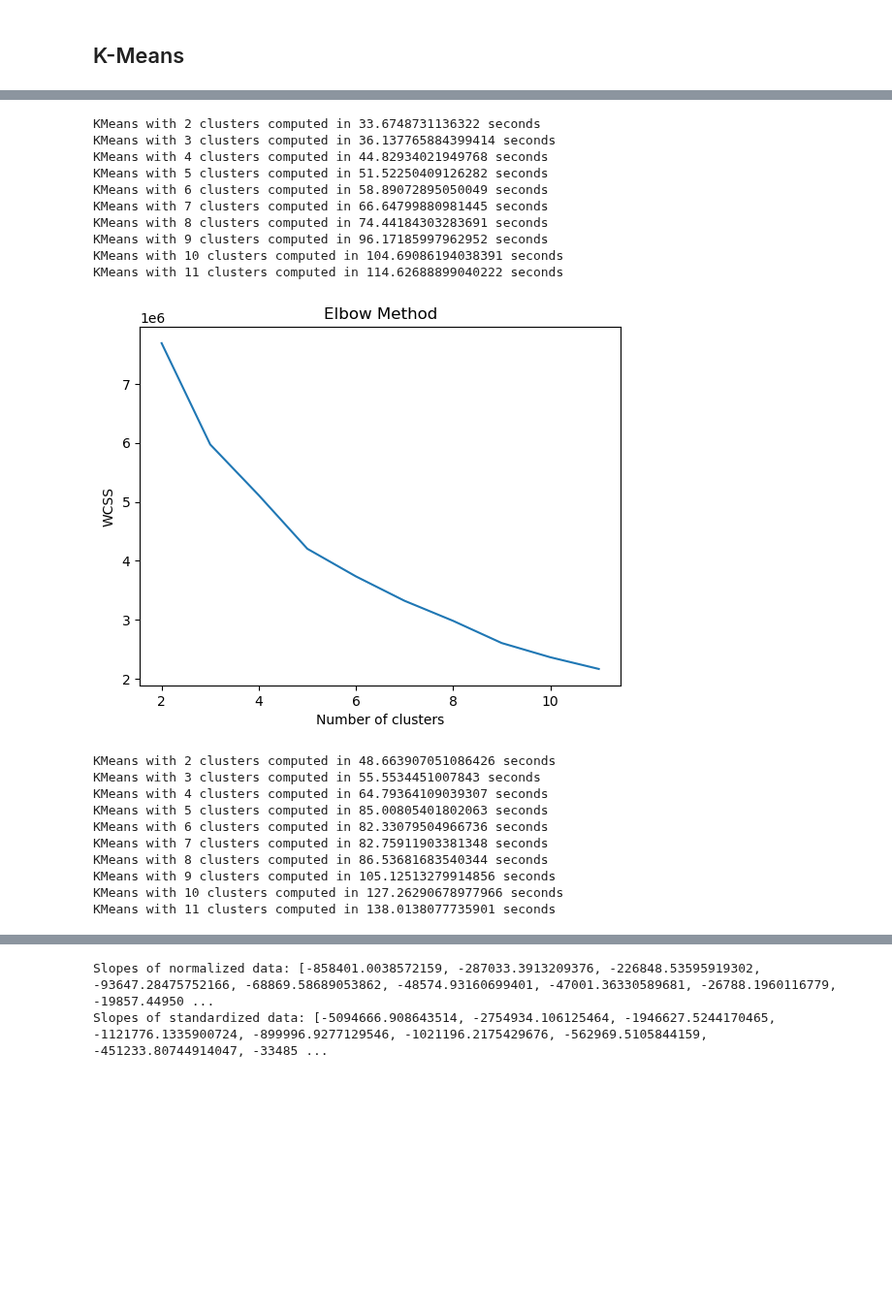
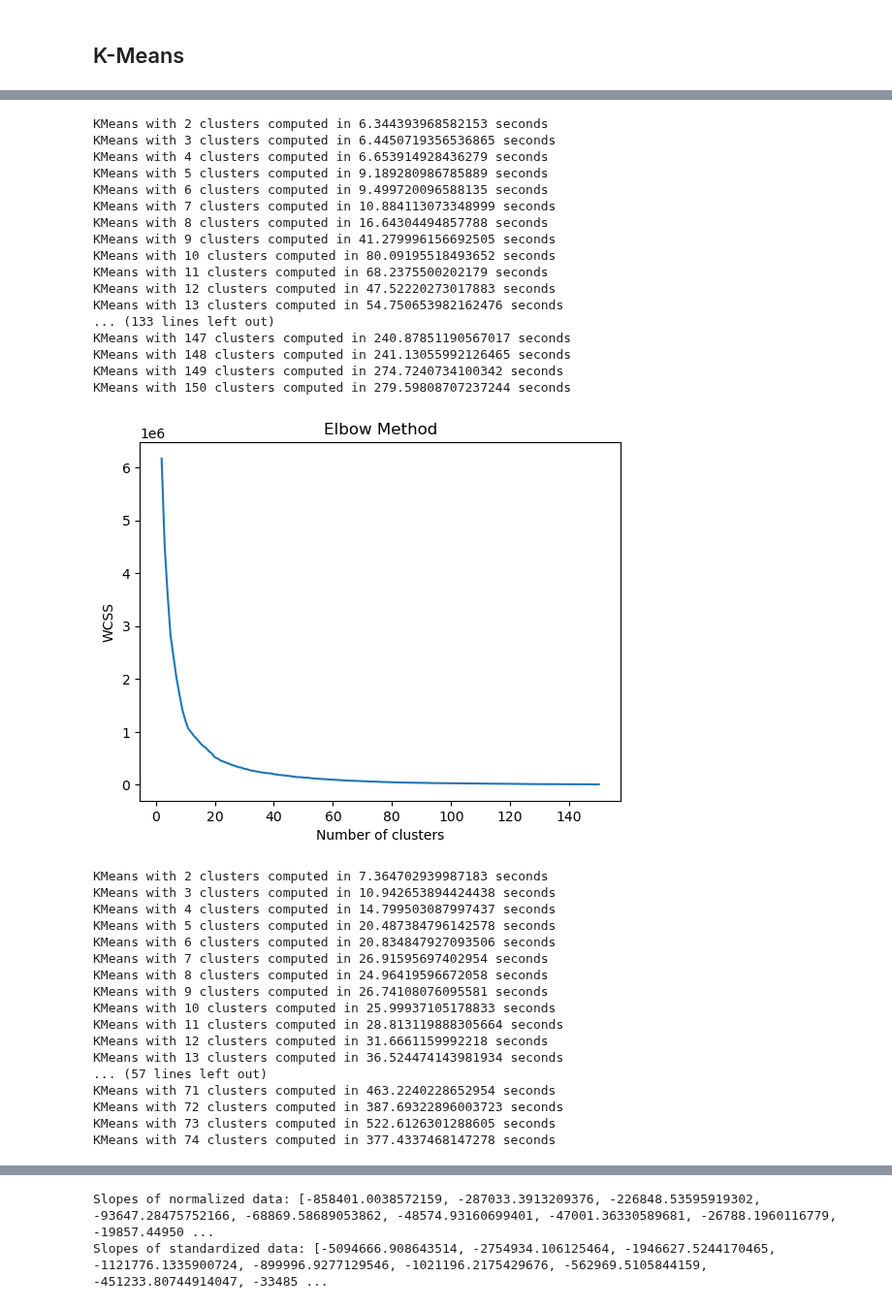
Before and after one commit to edoardorossi1995/Tesi, a Jupyter notebook: MDP_nuovo.ipynb, the cells around one changed output, grey strips where cells are left out. Shown at 97% size. Drawn from its saved outputs; the diff is of its cells as text; code cells hidden in the pictures; blank space fills up the shorter version.

Commit message:
altro tentativo kmeans elb

```diff
--- a/MDP_nuovo.ipynb
+++ b/MDP_nuovo.ipynb
@@ -93,6 +93,9 @@ df22= pd.read_csv(cta30_22_path)
 
 df = pd.concat([df18, df19, df20, df21, df22], ignore_index=True)
 
+#drop le colonne 'F_M_FDBK_00', 'VLV_RAF_REG_00', 'VLV_SUR_REG_00'
+df = df.drop(['F_M_FDBK_00', 'VLV_RAF_REG_00', 'VLV_SUR_REG_00'], axis=1)
+
 [r,c] = df.shape
 print("The dataset has", r, "rows and", c, "columns")
 # %% [output]
@@ -104,3 +107,6 @@ The dataset has 2176378 rows and 76 columns
 # %%
 scale_norm = MinMaxScaler()
 df_norm = pd.DataFrame(scale_norm.fit_transform(df), columns=df.columns)
+pca = PCA(n_components=0.9)
+pca_norm = pca.fit_transform(df_norm)
+print("The number of components chosen is", pca_norm.shape[1])
@@ -109,3 +117,6 @@ df_norm = pd.DataFrame(scale_norm.fit_transform(df), columns=df.columns)
 # %%
 st_scale = StandardScaler()
 df_st = pd.DataFrame(st_scale.fit_transform(df), columns=df.columns)
+pca = PCA(n_components=0.9)
+pca_st = pca.fit_transform(df_st)
+print("The number of components chosen is", pca_st.shape[1])
@@ -113,3 +126,6 @@ df_st = pd.DataFrame(st_scale.fit_transform(df), columns=df.columns)
 # Data Preprocessing - "Clustering"
 # %% [markdown]
 ## K-Means
+# %%
+kmeans = KMeans(n_clusters=50, init='k-means++', max_iter=300, n_init=10, random_state=0)
+kmeans.fit(pca_norm)
@@ -116,26 +143,41 @@ df_st = pd.DataFrame(st_scale.fit_transform(df), columns=df.columns)
 # %%
-k_max = 11
-w_norm = K_Means_elbow_best_model(df_norm, k_max)
-w_st = K_Means_elbow_best_model(df_st, k_max)
+k_min = 2
+k_max = 150
+w_norm = K_Means_elbow_best_model(pca_norm, k_min, k_max)
+w_st = K_Means_elbow_best_model(pca_st, k_min, k_max)
 # %% [output]
-KMeans with 2 clusters computed in 33.6748731136322 seconds
-KMeans with 3 clusters computed in 36.137765884399414 seconds
-KMeans with 4 clusters computed in 44.82934021949768 seconds
-KMeans with 5 clusters computed in 51.52250409126282 seconds
-KMeans with 6 clusters computed in 58.89072895050049 seconds
-KMeans with 7 clusters computed in 66.64799880981445 seconds
-KMeans with 8 clusters computed in 74.44184303283691 seconds
-KMeans with 9 clusters computed in 96.17185997962952 seconds
-KMeans with 10 clusters computed in 104.69086194038391 seconds
-KMeans with 11 clusters computed in 114.62688899040222 seconds
+KMeans with 2 clusters computed in 6.344393968582153 seconds
+KMeans with 3 clusters computed in 6.4450719356536865 seconds
+KMeans with 4 clusters computed in 6.653914928436279 seconds
+KMeans with 5 clusters computed in 9.189280986785889 seconds
+KMeans with 6 clusters computed in 9.499720096588135 seconds
+KMeans with 7 clusters computed in 10.884113073348999 seconds
+KMeans with 8 clusters computed in 16.64304494857788 seconds
+KMeans with 9 clusters computed in 41.279996156692505 seconds
+KMeans with 10 clusters computed in 80.09195518493652 seconds
+KMeans with 11 clusters computed in 68.2375500202179 seconds
+KMeans with 12 clusters computed in 47.52220273017883 seconds
+KMeans with 13 clusters computed in 54.750653982162476 seconds
+... (133 lines left out)
+KMeans with 147 clusters computed in 240.87851190567017 seconds
+KMeans with 148 clusters computed in 241.13055992126465 seconds
+KMeans with 149 clusters computed in 274.7240734100342 seconds
+KMeans with 150 clusters computed in 279.59808707237244 seconds
-[figure, old version]
+[figure, new version]
-KMeans with 2 clusters computed in 48.663907051086426 seconds
-KMeans with 3 clusters computed in 55.5534451007843 seconds
-KMeans with 4 clusters computed in 64.79364109039307 seconds
-KMeans with 5 clusters computed in 85.00805401802063 seconds
-KMeans with 6 clusters computed in 82.33079504966736 seconds
-KMeans with 7 clusters computed in 82.75911903381348 seconds
-KMeans with 8 clusters computed in 86.53681683540344 seconds
-KMeans with 9 clusters computed in 105.12513279914856 seconds
-KMeans with 10 clusters computed in 127.26290678977966 seconds
-KMeans with 11 clusters computed in 138.0138077735901 seconds
+KMeans with 2 clusters computed in 7.364702939987183 seconds
+KMeans with 3 clusters computed in 10.942653894424438 seconds
+KMeans with 4 clusters computed in 14.799503087997437 seconds
+KMeans with 5 clusters computed in 20.487384796142578 seconds
+KMeans with 6 clusters computed in 20.834847927093506 seconds
+KMeans with 7 clusters computed in 26.91595697402954 seconds
+KMeans with 8 clusters computed in 24.96419596672058 seconds
+KMeans with 9 clusters computed in 26.74108076095581 seconds
+KMeans with 10 clusters computed in 25.99937105178833 seconds
+KMeans with 11 clusters computed in 28.813119888305664 seconds
+KMeans with 12 clusters computed in 31.6661159992218 seconds
+KMeans with 13 clusters computed in 36.524474143981934 seconds
+... (57 lines left out)
+KMeans with 71 clusters computed in 463.2240228652954 seconds
+KMeans with 72 clusters computed in 387.69322896003723 seconds
+KMeans with 73 clusters computed in 522.6126301288605 seconds
+KMeans with 74 clusters computed in 377.4337468147278 seconds
```
Also changed, not shown: parts of 11 cells of this notebook, 1 other file.
